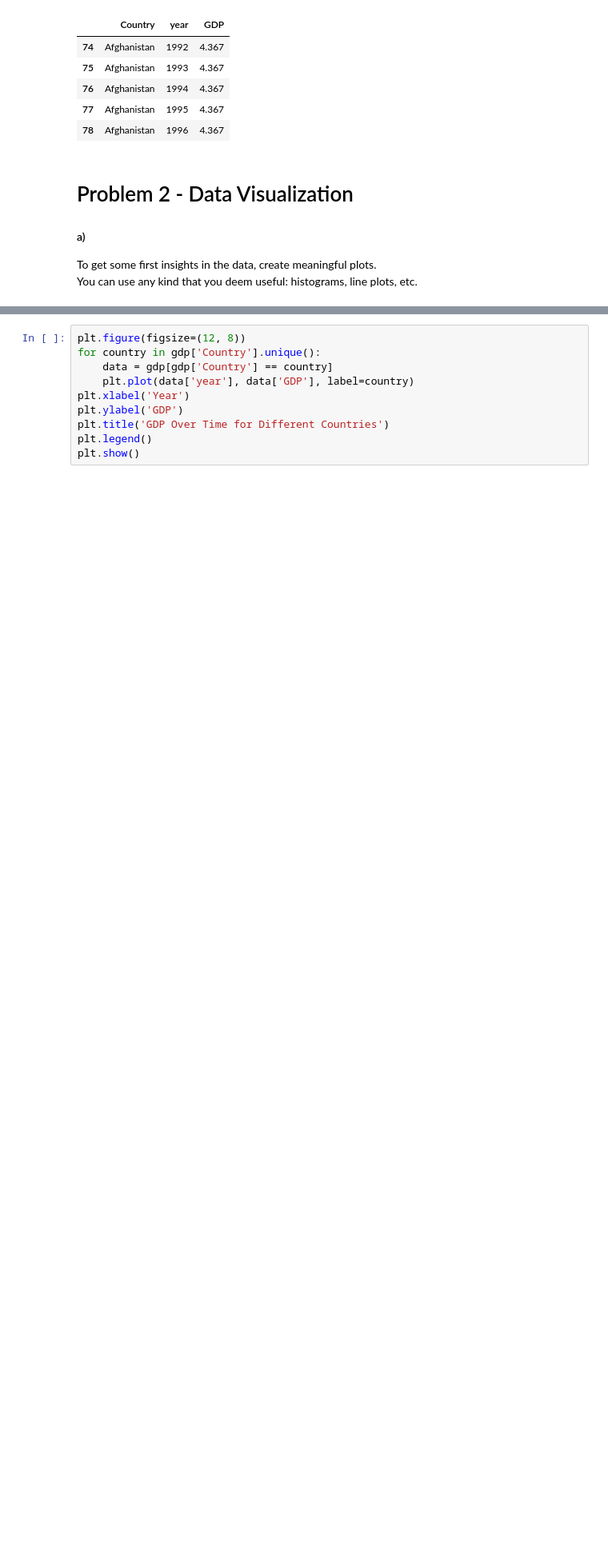
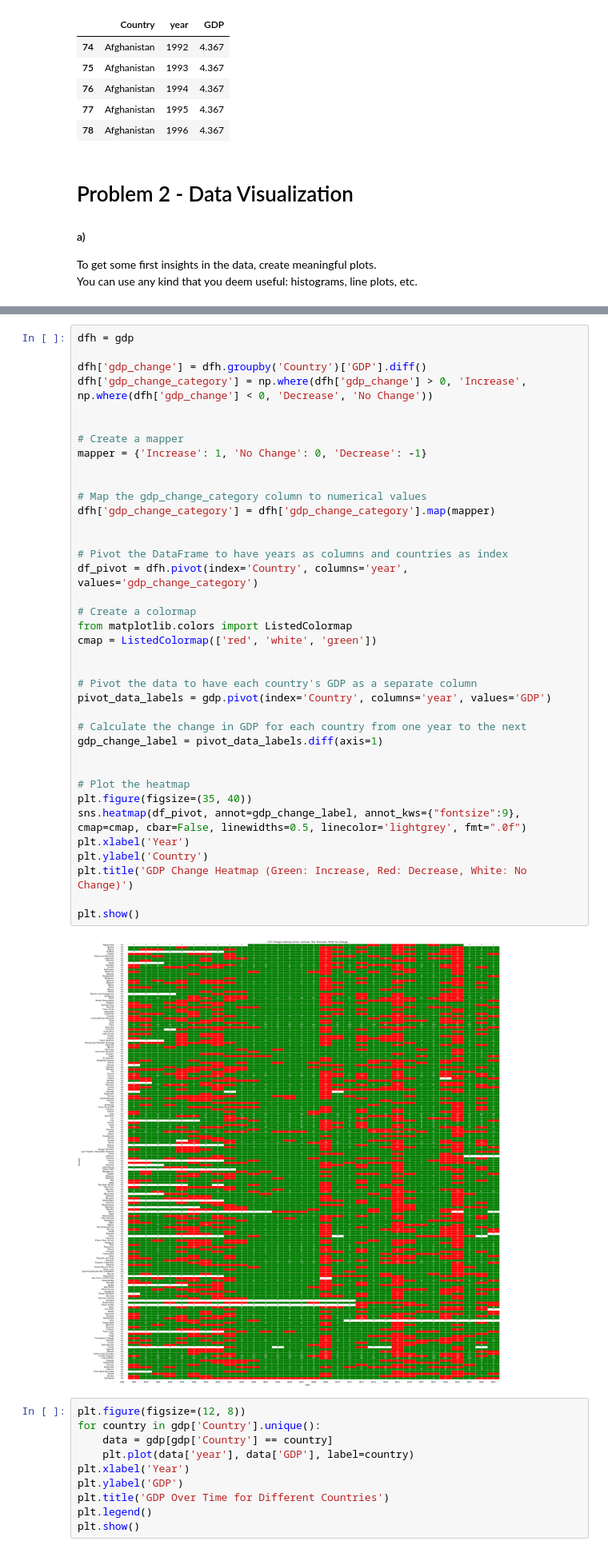
Before and after one commit to miTTimmiTTim/TIDS, a Jupyter notebook: ClassProject.ipynb, the cells around one changed output, grey strips where cells are left out. Shown at 80% size. Drawn from its saved outputs; the diff is of its cells as text; blank space fills up the shorter version.

```diff
--- a/ClassProject.ipynb
+++ b/ClassProject.ipynb
@@ -287,3 +346,43 @@ You can use any kind that you deem useful: histograms, line plots, etc.
+# %%
+dfh = gdp
+
+dfh['gdp_change'] = dfh.groupby('Country')['GDP'].diff()
+dfh['gdp_change_category'] = np.where(dfh['gdp_change'] > 0, 'Increase', np.where(dfh['gdp_change'] < 0, 'Decrease', 'No Change'))
+
+
+# Create a mapper
+mapper = {'Increase': 1, 'No Change': 0, 'Decrease': -1}
+
+
+# Map the gdp_change_category column to numerical values
+dfh['gdp_change_category'] = dfh['gdp_change_category'].map(mapper)
+
+
+# Pivot the DataFrame to have years as columns and countries as index
+df_pivot = dfh.pivot(index='Country', columns='year', values='gdp_change_category')
+
+# Create a colormap
+from matplotlib.colors import ListedColormap
+cmap = ListedColormap(['red', 'white', 'green'])
+
+
+# Pivot the data to have each country's GDP as a separate column
+pivot_data_labels = gdp.pivot(index='Country', columns='year', values='GDP')
+
+# Calculate the change in GDP for each country from one year to the next
+gdp_change_label = pivot_data_labels.diff(axis=1)
+
+
+# Plot the heatmap
+plt.figure(figsize=(35, 40))
+sns.heatmap(df_pivot, annot=gdp_change_label, annot_kws={"fontsize":9}, cmap=cmap, cbar=False, linewidths=0.5, linecolor='lightgrey', fmt=".0f")
+plt.xlabel('Year')
+plt.ylabel('Country')
+plt.title('GDP Change Heatmap (Green: Increase, Red: Decrease, White: No Change)')
+
+plt.show()
+# %% [output]
+[figure, added]
 # %%
 plt.figure(figsize=(12, 8))
 for country in gdp['Country'].unique():
```
Also changed, not shown: parts of 8 cells of this notebook.
